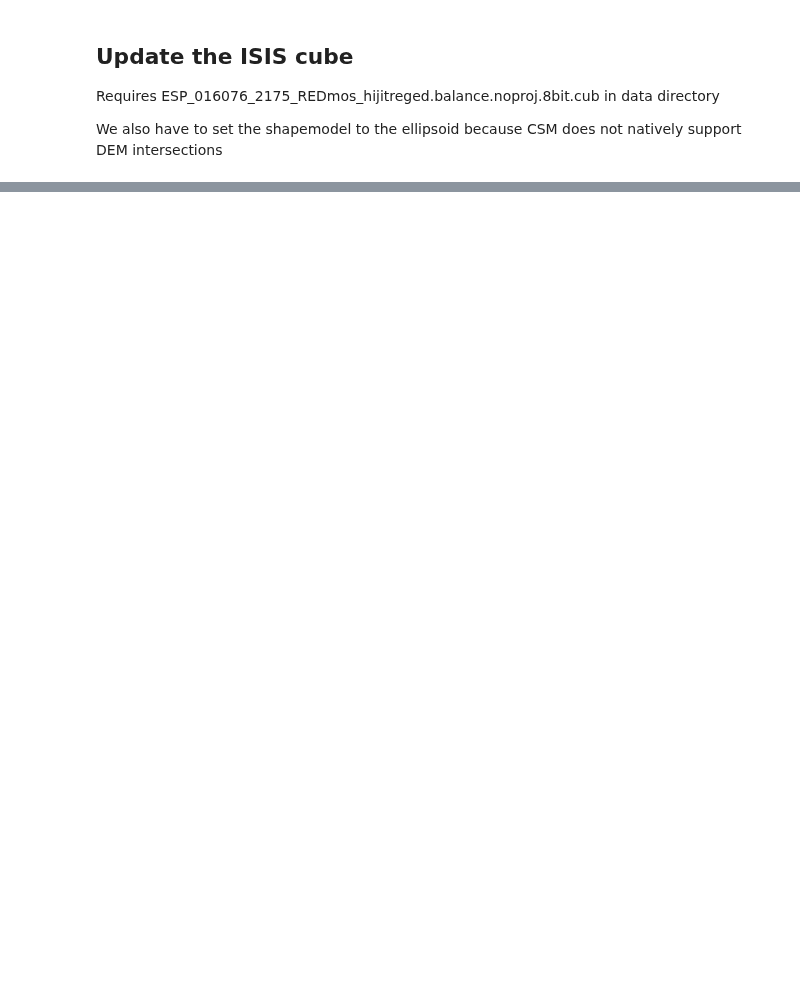
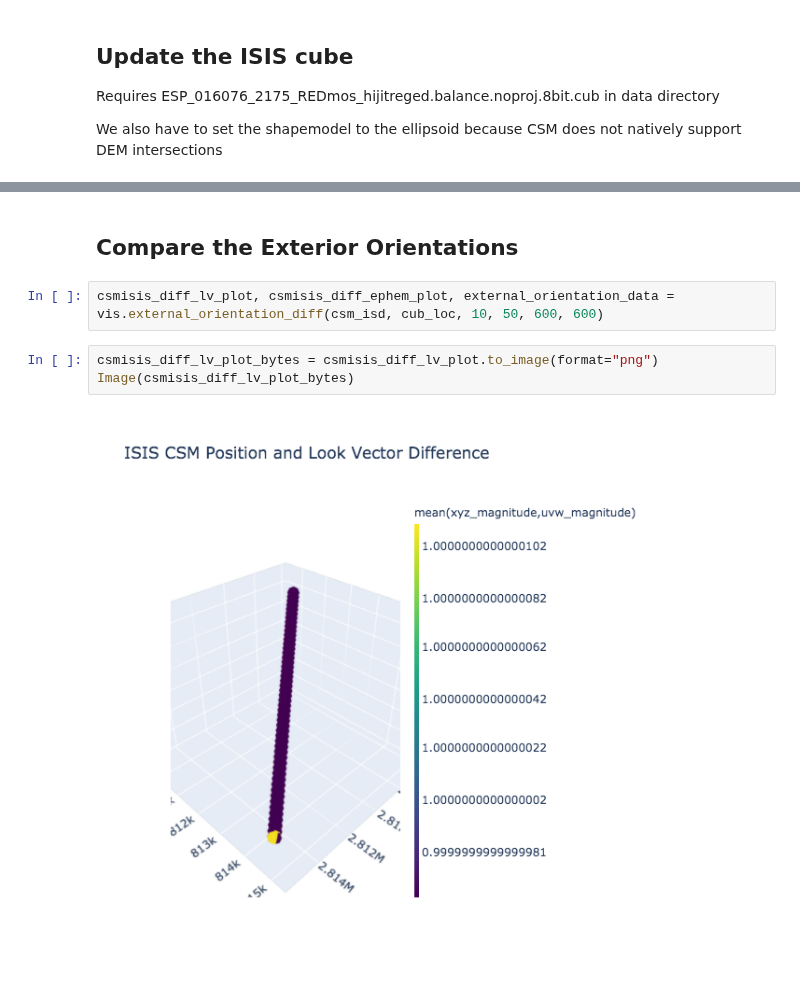
Before and after one commit to DOI-USGS/knoten, a Jupyter notebook: examples/mro_hirise_isis_cmp.ipynb, the cells around one changed output, grey strips where cells are left out. Saved outputs shown, nothing was run; the diff lists cells and outputs as text; blank space fills up the shorter version.

```diff
--- a/examples/mro_hirise_isis_cmp.ipynb
+++ b/examples/mro_hirise_isis_cmp.ipynb
@@ -122,0 +43,9 @@ for idx, row in pixels_df.iterrows():
+# %% [markdown]
+## Compare the Exterior Orientations
+# %%
+csmisis_diff_lv_plot, csmisis_diff_ephem_plot, external_orientation_data = vis.external_orientation_diff(csm_isd, cub_loc, 10, 50, 600, 600)
+# %%
+csmisis_diff_lv_plot_bytes = csmisis_diff_lv_plot.to_image(format="png")
+Image(csmisis_diff_lv_plot_bytes)
+# %% [output]
+[figure, added]
```
Also changed, not shown: parts of 24 cells of this notebook.
